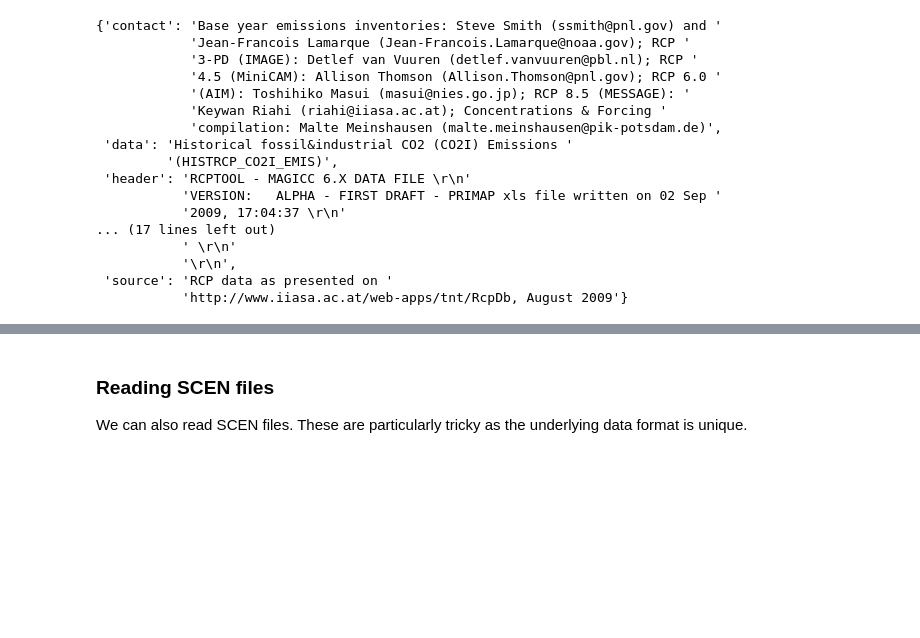
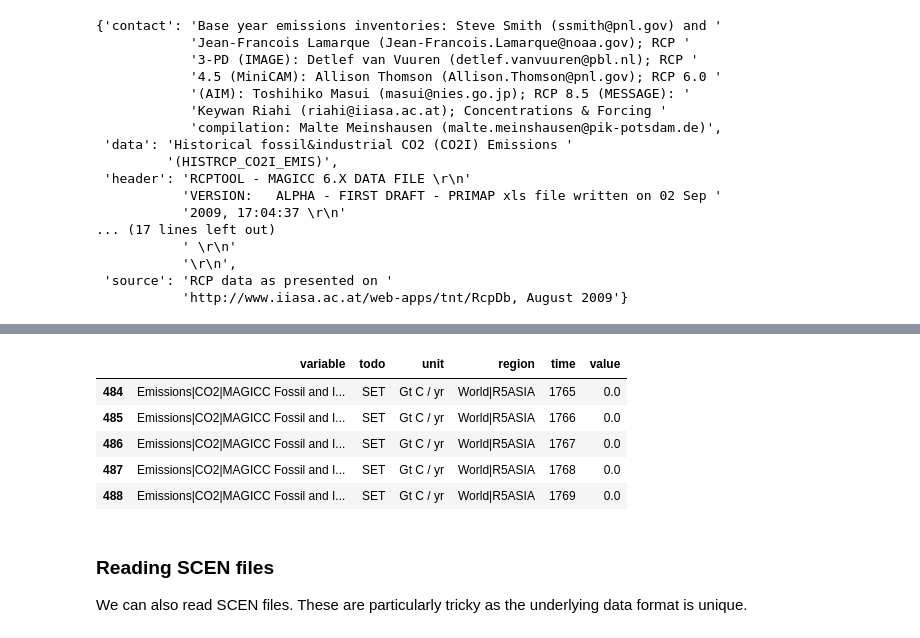
Before and after one commit to openscm/pymagicc, a Jupyter notebook: notebooks/Input-Examples.ipynb, the cells around one changed output, grey strips where cells are left out. Saved outputs shown, nothing was run; the diff lists cells and outputs as text; code cells hidden in the pictures; blank space fills up the shorter version.

```diff
--- a/notebooks/Input-Examples.ipynb
+++ b/notebooks/Input-Examples.ipynb
@@ -163,3 +68,12 @@ mdata[1998]
+# %%
+mdata.df[mdata.df.region.str.contains("ASIA")].head()
+# %% [output]
+|  | variable | todo | unit | region | time | value |
+| 484 | Emissions|CO2|MAGICC Fossil and I... | SET | Gt C / yr | World|R5ASIA | 1765 | 0.0 |
+| 485 | Emissions|CO2|MAGICC Fossil and I... | SET | Gt C / yr | World|R5ASIA | 1766 | 0.0 |
+| 486 | Emissions|CO2|MAGICC Fossil and I... | SET | Gt C / yr | World|R5ASIA | 1767 | 0.0 |
+| 487 | Emissions|CO2|MAGICC Fossil and I... | SET | Gt C / yr | World|R5ASIA | 1768 | 0.0 |
+| 488 | Emissions|CO2|MAGICC Fossil and I... | SET | Gt C / yr | World|R5ASIA | 1769 | 0.0 |
 # %% [markdown]
 ### Reading SCEN files
 
```
Also changed, not shown: parts of 20 cells of this notebook.
